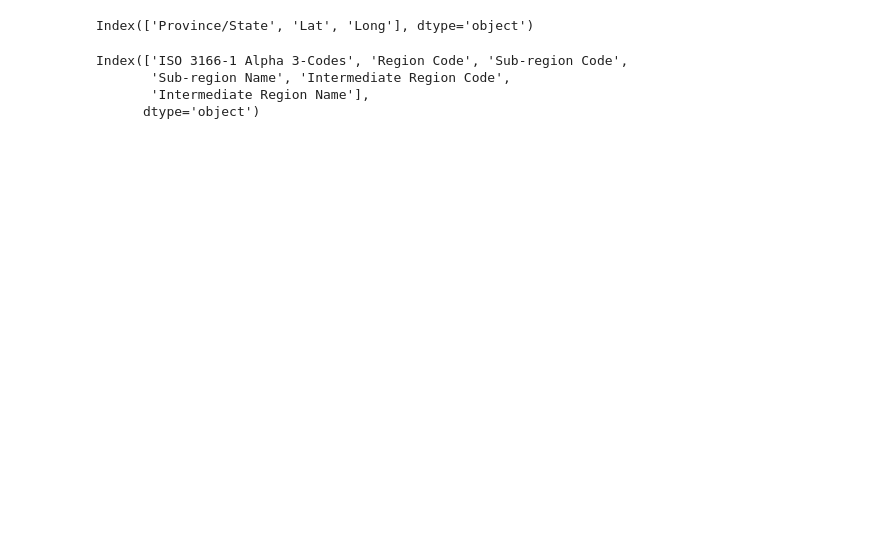
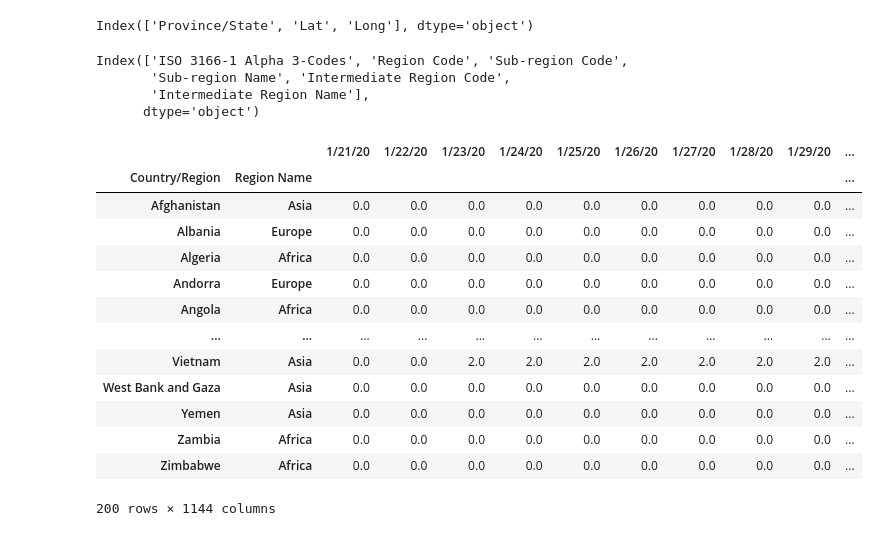
Before and after one commit to MarcGLOAGUEN/pandemic_covid19, a Jupyter notebook: DataCleaning_Looker.ipynb, the cells around one changed output. Cells and saved outputs as stored; diff of their text form; code cells hidden in the pictures; blank space fills up the shorter version.

```diff
--- a/DataCleaning_Looker.ipynb
+++ b/DataCleaning_Looker.ipynb
@@ -17,3 +17,27 @@ Index(['ISO 3166-1 Alpha 3-Codes', 'Region Code', 'Sub-region Code',
        'Sub-region Name', 'Intermediate Region Code',
        'Intermediate Region Name'],
       dtype='object')
+# %%
+data.drop(columns=data.columns[-6:], inplace=True)
+data.drop(columns=data.columns[:3], inplace=True)
+# %%
+data.insert(0,"1/21/20",0.0)
+# %%
+data = data.groupby(['Country/Region', 'Region Name']).sum()
+# %%
+data
+# %% [output]
+|  |  | 1/21/20 | 1/22/20 | 1/23/20 | 1/24/20 | 1/25/20 | 1/26/20 | 1/27/20 | 1/28/20 | 1/29/20 | ... |
+| Country/Region | Region Name |  |  |  |  |  |  |  |  |  | ... |
+| Afghanistan | Asia | 0.0 | 0.0 | 0.0 | 0.0 | 0.0 | 0.0 | 0.0 | 0.0 | 0.0 | ... |
+| Albania | Europe | 0.0 | 0.0 | 0.0 | 0.0 | 0.0 | 0.0 | 0.0 | 0.0 | 0.0 | ... |
+| Algeria | Africa | 0.0 | 0.0 | 0.0 | 0.0 | 0.0 | 0.0 | 0.0 | 0.0 | 0.0 | ... |
+| Andorra | Europe | 0.0 | 0.0 | 0.0 | 0.0 | 0.0 | 0.0 | 0.0 | 0.0 | 0.0 | ... |
+| Angola | Africa | 0.0 | 0.0 | 0.0 | 0.0 | 0.0 | 0.0 | 0.0 | 0.0 | 0.0 | ... |
+| ... | ... | ... | ... | ... | ... | ... | ... | ... | ... | ... | ... |
+| Vietnam | Asia | 0.0 | 0.0 | 2.0 | 2.0 | 2.0 | 2.0 | 2.0 | 2.0 | 2.0 | ... |
+| West Bank and Gaza | Asia | 0.0 | 0.0 | 0.0 | 0.0 | 0.0 | 0.0 | 0.0 | 0.0 | 0.0 | ... |
+| Yemen | Asia | 0.0 | 0.0 | 0.0 | 0.0 | 0.0 | 0.0 | 0.0 | 0.0 | 0.0 | ... |
+| Zambia | Africa | 0.0 | 0.0 | 0.0 | 0.0 | 0.0 | 0.0 | 0.0 | 0.0 | 0.0 | ... |
+| Zimbabwe | Africa | 0.0 | 0.0 | 0.0 | 0.0 | 0.0 | 0.0 | 0.0 | 0.0 | 0.0 | ... |
+200 rows × 1144 columns
```
Also changed, not shown: parts of 21 cells of this notebook.
